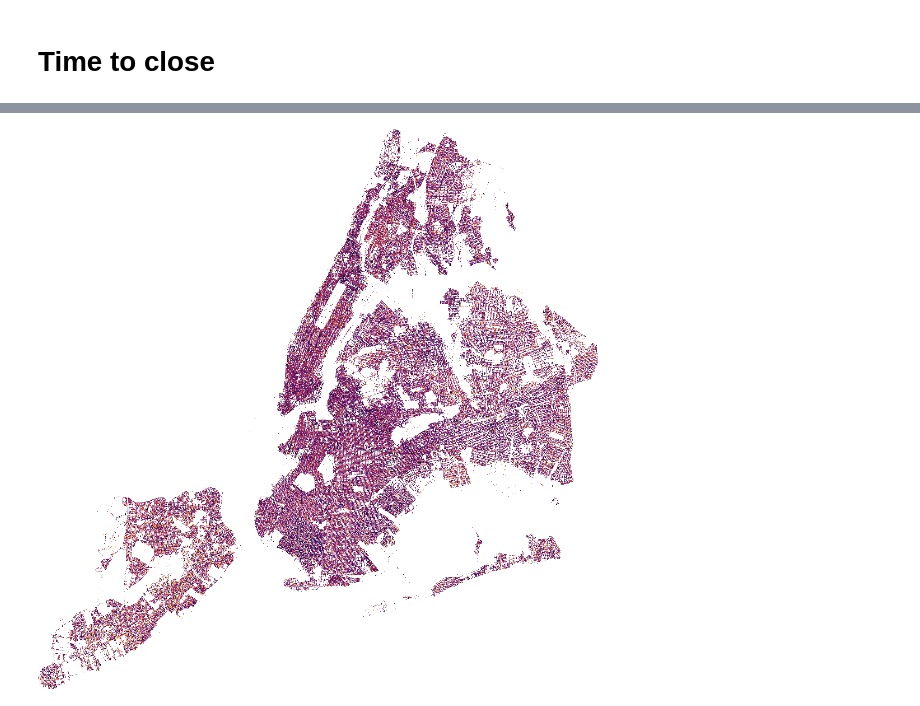
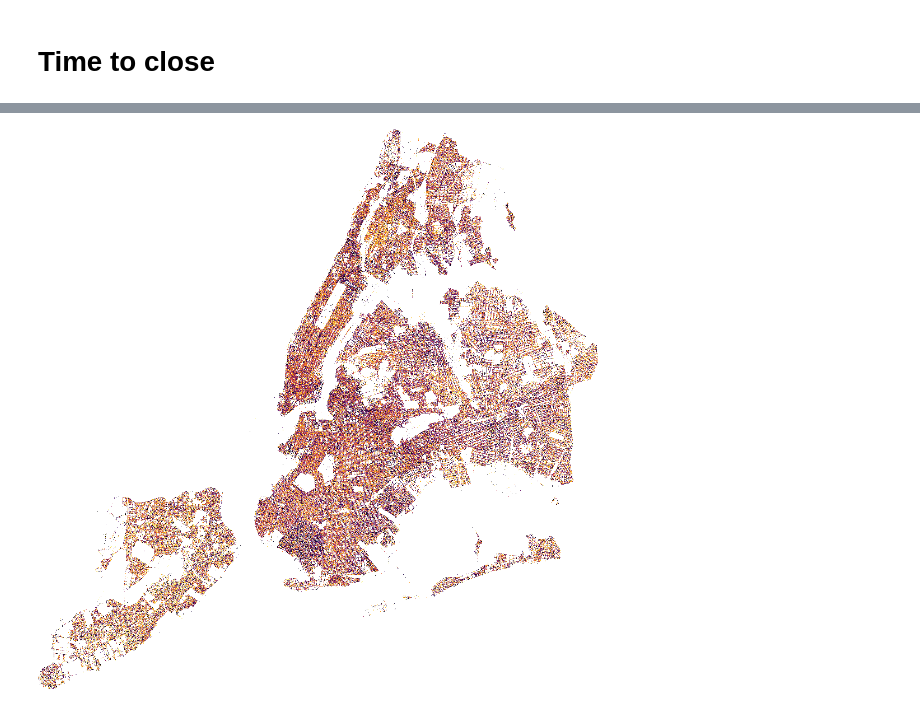
Before and after one commit to PacktPublishing/Learn-Python-by-Building-Data-Science-Applications, a Jupyter notebook: Chapter12/3_big_data_viz-311.ipynb, the cells around one changed output, grey strips where cells are left out. Cells and saved outputs as stored; diff of their text form; code cells hidden in the pictures.

```diff
--- a/Chapter12/3_big_data_viz-311.ipynb
+++ b/Chapter12/3_big_data_viz-311.ipynb
@@ -115,7 +103,3 @@ data['month'] = data['created_date'].dt.month
 data['closed_date'] = pd.to_datetime(data['closed_date'])
 # %%
 data['time_to_close'] = (data['closed_date'] - data['created_date']).dt.seconds
-# %%
-%matplotlib inline
-import pylab as plt
-plt.style.use('fivethirtyeight')
@@ -127,6 +106,6 @@ data['time_to_close'].hist(bins=20)
 # %%
 agg_time = cvs.points(data, 'x_coordinate_state_plane', 'y_coordinate_state_plane', ds.mean('time_to_close'))
 # %%
-tf.shade(agg_time, cmap=inferno, how='linear')
+tf.shade(agg_time, cmap=inferno, how='eq_hist')
 # %% [output]
-[figure, old version]
+[figure, new version]
```
Also changed, not shown: parts of 11 cells of this notebook, 3 other files.
